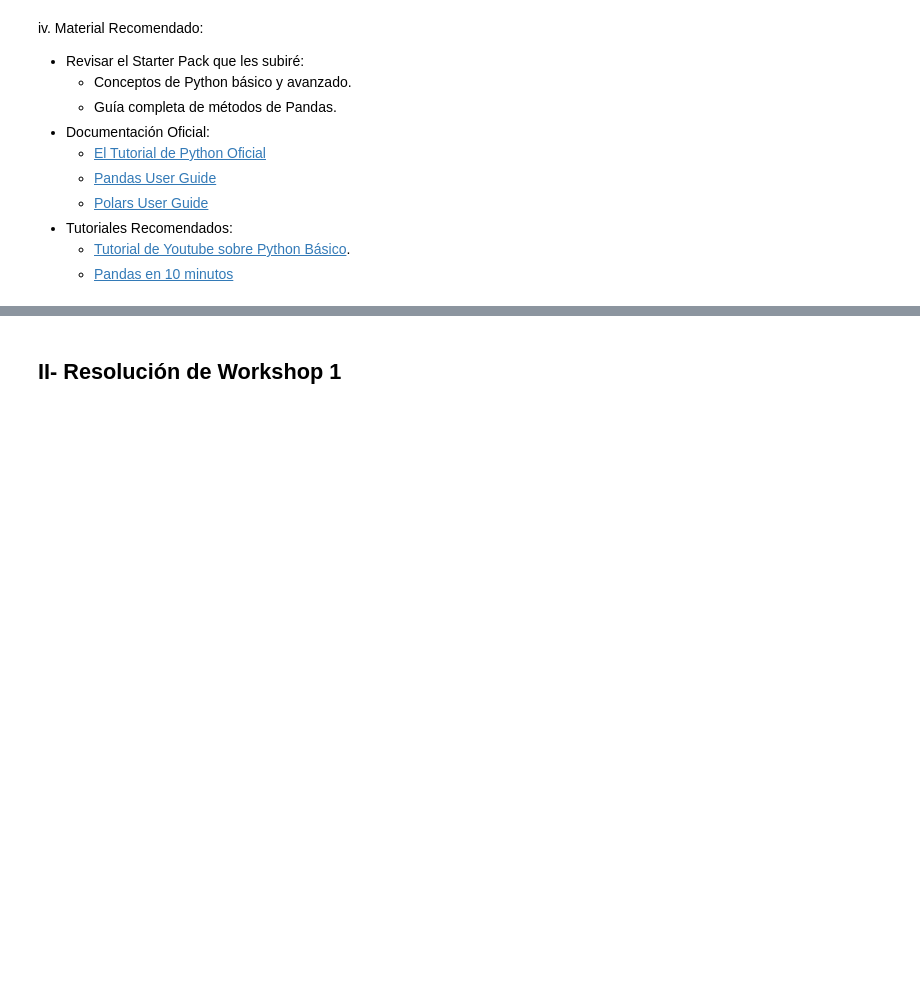
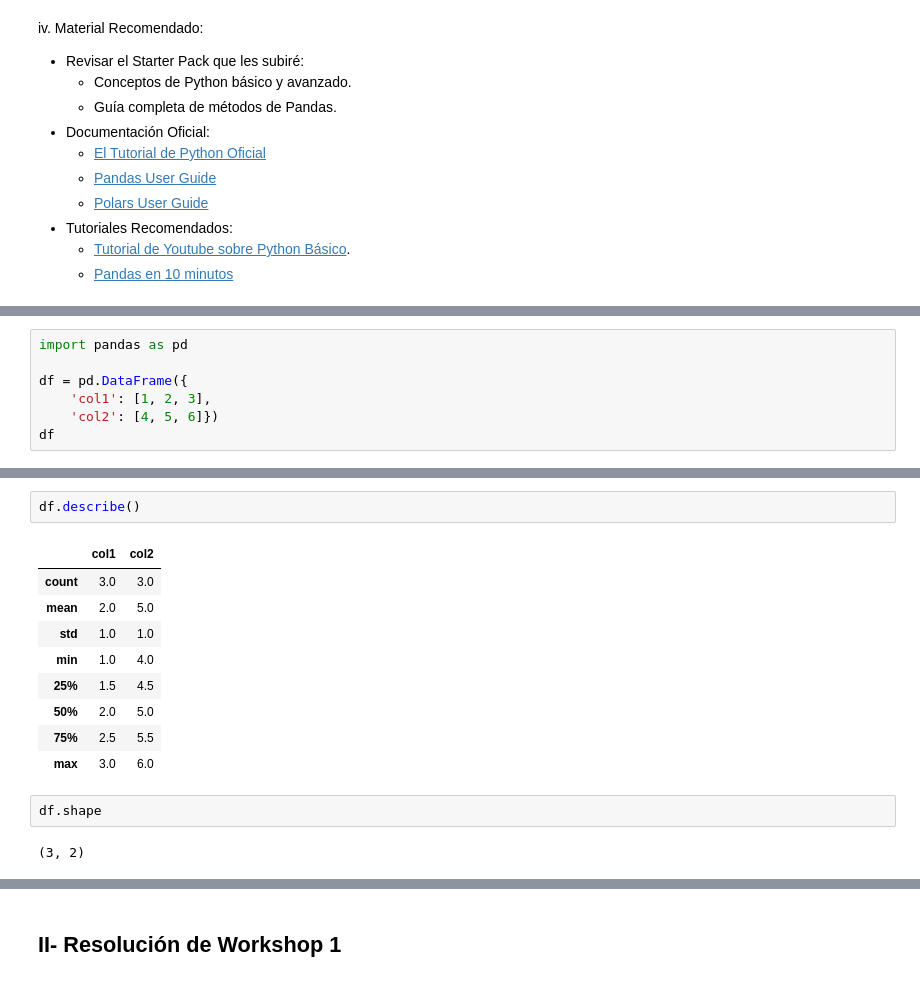
Before and after one commit to GabrielBurgosS/Data-Visualization-2025, a Jupyter notebook: Ayudantia 1 - Pandas y Polar (02-04).ipynb, the cells around one changed output, grey strips where cells are left out. Saved outputs shown, nothing was run; the diff lists cells and outputs as text; blank space fills up the shorter version.

```diff
--- a/Ayudantia 1 - Pandas y Polar (02-04).ipynb
+++ b/Ayudantia 1 - Pandas y Polar (02-04).ipynb
@@ -63,0 +66,7 @@ iv. Material Recomendado:
+# %%
+import pandas as pd
+
+df = pd.DataFrame({
+	'col1': [1, 2, 3],
+	'col2': [4, 5, 6]})
+df
@@ -63,0 +105,16 @@ iv. Material Recomendado:
+# %%
+df.describe()
+# %% [output]
+|  | col1 | col2 |
+| count | 3.0 | 3.0 |
+| mean | 2.0 | 5.0 |
+| std | 1.0 | 1.0 |
+| min | 1.0 | 4.0 |
+| 25% | 1.5 | 4.5 |
+| 50% | 2.0 | 5.0 |
+| 75% | 2.5 | 5.5 |
+| max | 3.0 | 6.0 |
+# %%
+df.shape
+# %% [output]
+(3, 2)
```
Also changed, not shown: parts of 29 cells of this notebook.
